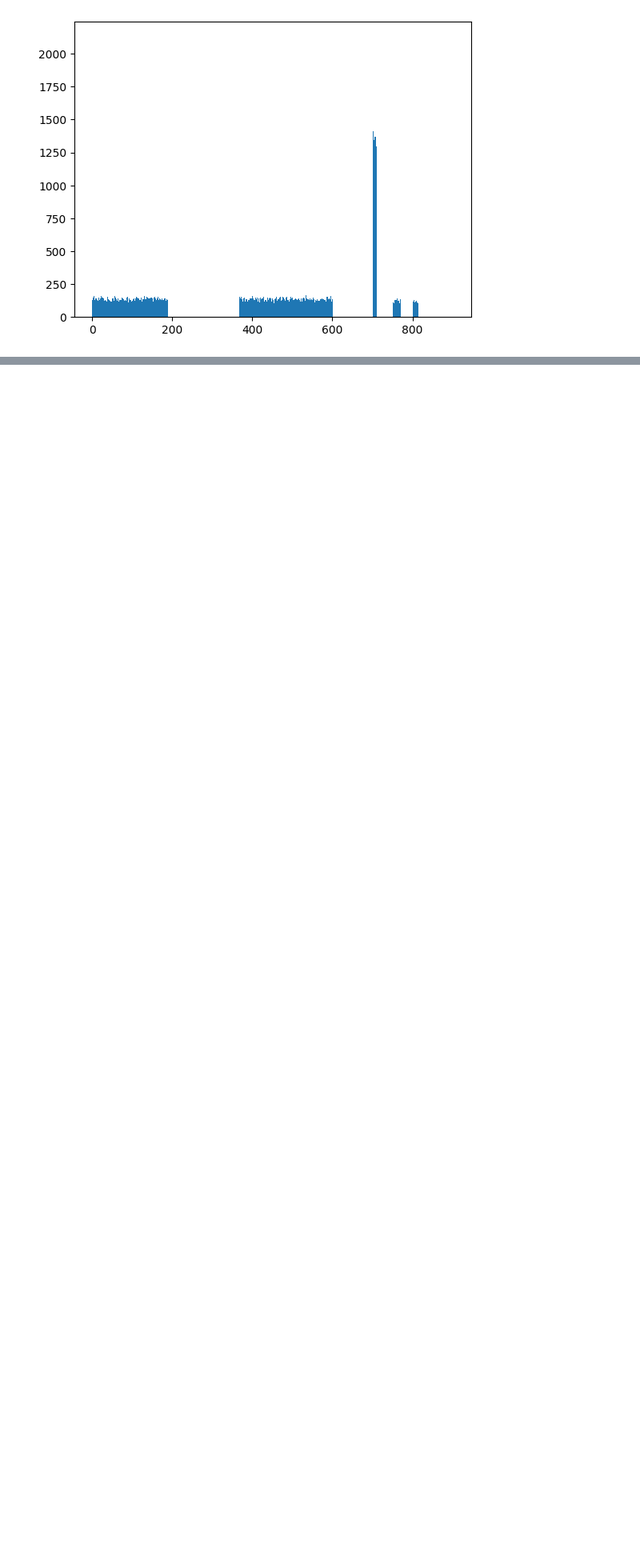
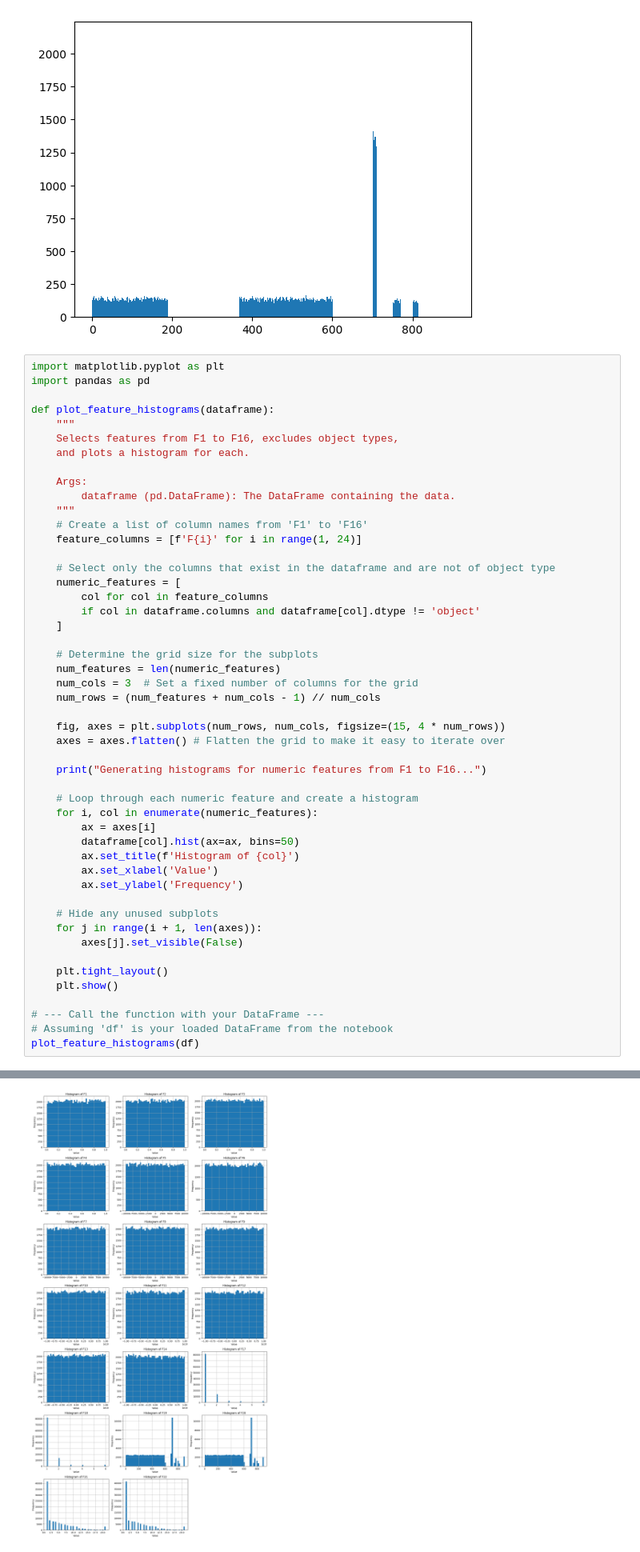
Before and after one commit to ayush23maan/shaadi, a Jupyter notebook: src/shaadi.ipynb, the cells around one changed output, grey strips where cells are left out. Shown at 80% size. Drawn from its saved outputs; the diff is of its cells as text; blank space fills up the shorter version.

```diff
--- a/src/shaadi.ipynb
+++ b/src/shaadi.ipynb
@@ -167,3 +159,53 @@ plt.bar(df.F19.value_counts().index, df.F19.value_counts().values)
 # %% [output]
 <BarContainer object of 646 artists>
 [figure]
+# %%
+import matplotlib.pyplot as plt
+import pandas as pd
+
+def plot_feature_histograms(dataframe):
+    """
+    Selects features from F1 to F16, excludes object types,
+    and plots a histogram for each.
+
+    Args:
+        dataframe (pd.DataFrame): The DataFrame containing the data.
+    """
+    # Create a list of column names from 'F1' to 'F16'
+    feature_columns = [f'F{i}' for i in range(1, 24)]
+
+    # Select only the columns that exist in the dataframe and are not of object type
+    numeric_features = [
+        col for col in feature_columns
+        if col in dataframe.columns and dataframe[col].dtype != 'object'
+    ]
+
+    # Determine the grid size for the subplots
+    num_features = len(numeric_features)
+    num_cols = 3  # Set a fixed number of columns for the grid
+    num_rows = (num_features + num_cols - 1) // num_cols
+
+    fig, axes = plt.subplots(num_rows, num_cols, figsize=(15, 4 * num_rows))
+    axes = axes.flatten() # Flatten the grid to make it easy to iterate over
+
+    print("Generating histograms for numeric features from F1 to F16...")
+
+    # Loop through each numeric feature and create a histogram
+    for i, col in enumerate(numeric_features):
+        ax = axes[i]
+        dataframe[col].hist(ax=ax, bins=50)
+        ax.set_title(f'Histogram of {col}')
+        ax.set_xlabel('Value')
+        ax.set_ylabel('Frequency')
+
+    # Hide any unused subplots
+    for j in range(i + 1, len(axes)):
+        axes[j].set_visible(False)
+
+    plt.tight_layout()
+    plt.show()
+
+# --- Call the function with your DataFrame ---
+# Assuming 'df' is your loaded DataFrame from the notebook
+plot_feature_histograms(df)
+# %% [output]
@@ -170,3 +213,4 @@ plt.bar(df.F19.value_counts().index, df.F19.value_counts().values)
+[figure, added]
 # %%
 # plot histogram for all numerical features
 
```
Also changed, not shown: parts of 32 cells of this notebook, 4 other files.
